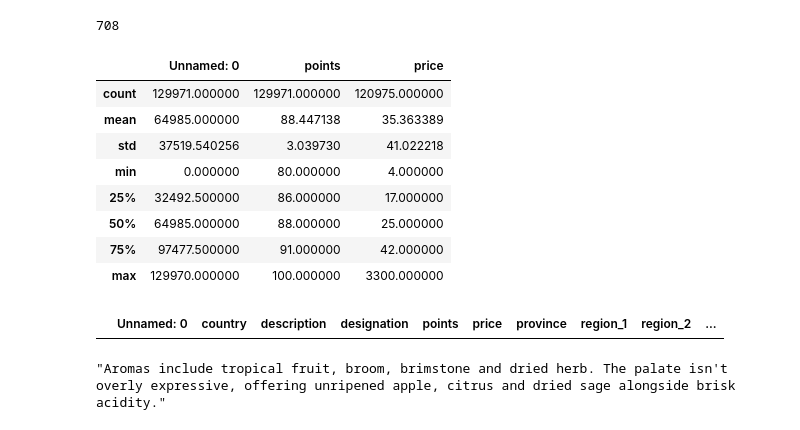
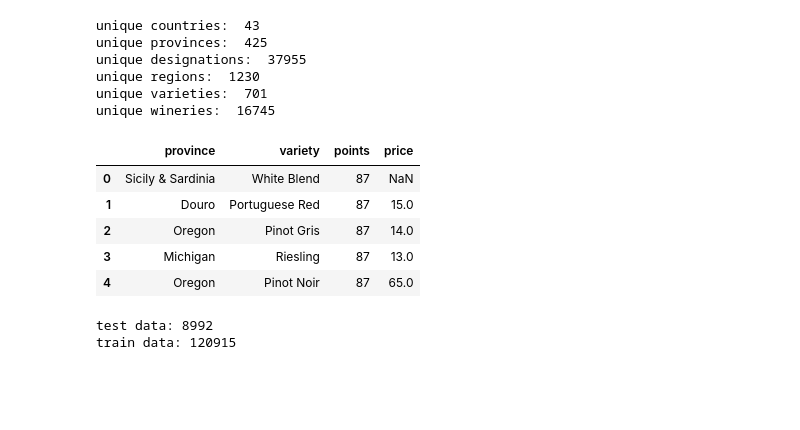
Before and after one commit to StefanIordache/Winealysis, a Jupyter notebook: scripts_ml/Model_Winealysis.ipynb, the cells around one changed output. Saved outputs shown, nothing was run; the diff lists cells and outputs as text; code cells hidden in the pictures; blank space fills up the shorter version.

Commit message:
Done with data preprocessing(clean data, one hot encode, split train test validation). Added toy NN with loss plot.

```diff
--- a/scripts_ml/Model_Winealysis.ipynb
+++ b/scripts_ml/Model_Winealysis.ipynb
@@ -0,0 +1,6 @@
+# %%
+import pandas as pd
+
+df = pd.read_csv('winemag-data-130k-v2.csv')
+df.rename( columns={'Unnamed: 0':'id'}, inplace=True )
+df.head()
@@ -1,4 +14,2 @@
 # %%
-import pandas as pd
-
-df = pd.read_csv('winemag-data-130k-v2.csv')
+df=df.dropna(subset=['points','province','variety'])
@@ -18,33 +20,44 @@ coun = df['country'].to_numpy(dtype='str')
 provinces = df['province'].to_numpy(dtype='str')
 desig = df['designation'].to_numpy(dtype='str')
 reg1 = df['region_1'].to_numpy(dtype='str')
-reg2 = df['region_2'].to_numpy(dtype='str')
 var = df['variety'].to_numpy(dtype='str')
 winery = df['winery'].to_numpy(dtype='str')
+print('unique countries: ',len(np.unique(coun)))
+print('unique provinces: ',len(np.unique(provinces)))
+print('unique designations: ',len(np.unique(desig)))
+print('unique regions: ',len(np.unique(reg1)))
+print('unique varieties: ',len(np.unique(var)))
+print('unique wineries: ',len(np.unique(winery)))
+# %% [output]
+unique countries:  43
+unique provinces:  425
+unique designations:  37955
+unique regions:  1230
+unique varieties:  701
+unique wineries:  16745
 # %%
-len(np.unique(var))
+dataset = df[['province','variety','points','price']]
-# %% [output]
-708
 # %%
-df.describe()
+dataset.head()
 # %% [output]
-|  | Unnamed: 0 | points | price |
-| count | 129971.000000 | 129971.000000 | 120975.000000 |
-| mean | 64985.000000 | 88.447138 | 35.363389 |
-| std | 37519.540256 | 3.039730 | 41.022218 |
-| min | 0.000000 | 80.000000 | 4.000000 |
-| 25% | 32492.500000 | 86.000000 | 17.000000 |
-| 50% | 64985.000000 | 88.000000 | 25.000000 |
-| 75% | 97477.500000 | 91.000000 | 42.000000 |
-| max | 129970.000000 | 100.000000 | 3300.000000 |
+|  | province | variety | points | price |
+| 0 | Sicily & Sardinia | White Blend | 87 | NaN |
+| 1 | Douro | Portuguese Red | 87 | 15.0 |
+| 2 | Oregon | Pinot Gris | 87 | 14.0 |
+| 3 | Michigan | Riesling | 87 | 13.0 |
+| 4 | Oregon | Pinot Noir | 87 | 65.0 |
-# %%
-df[df['points']<80]
-# %% [output]
-|  | Unnamed: 0 | country | description | designation | points | price | province | region_1 | region_2 | ... |
-# %%
-df['description'].iloc[0]
-# %% [output]
-"Aromas include tropical fruit, broom, brimstone and dried herb. The palate isn't overly expressive, offering unripened apple, citrus and dried sage alongside brisk acidity."
+# %%
+test_data = dataset[dataset['price'].isna()]
+test_data = test_data[['province','variety','points']]
+
+train_data = dataset[dataset['price'].notna()]
+y = train_data[['price']]
+train_data = train_data[['province','variety','points']]
+print('test data:',len(test_data))
+print('train data:',len(train_data))
+# %% [output]
+test data: 8992
+train data: 120915
 # %%
 from sklearn.preprocessing import OneHotEncoder
 enc = OneHotEncoder(handle_unknown='ignore')
```
Also changed, not shown: parts of 15 cells of this notebook.
